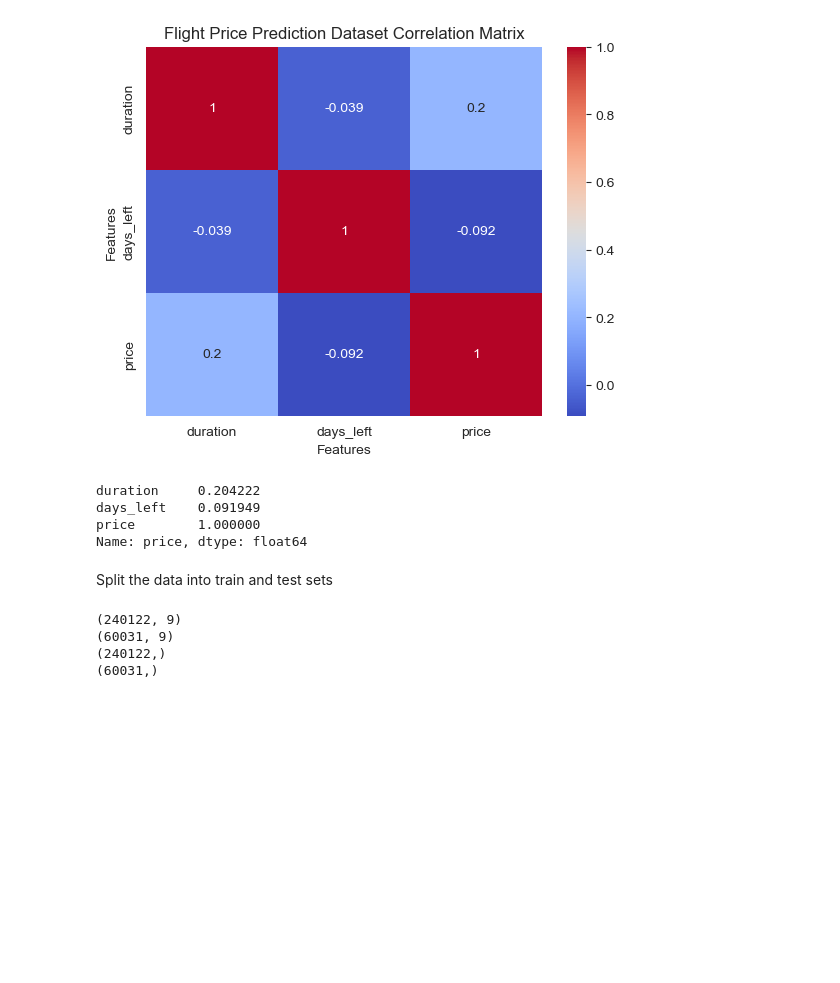
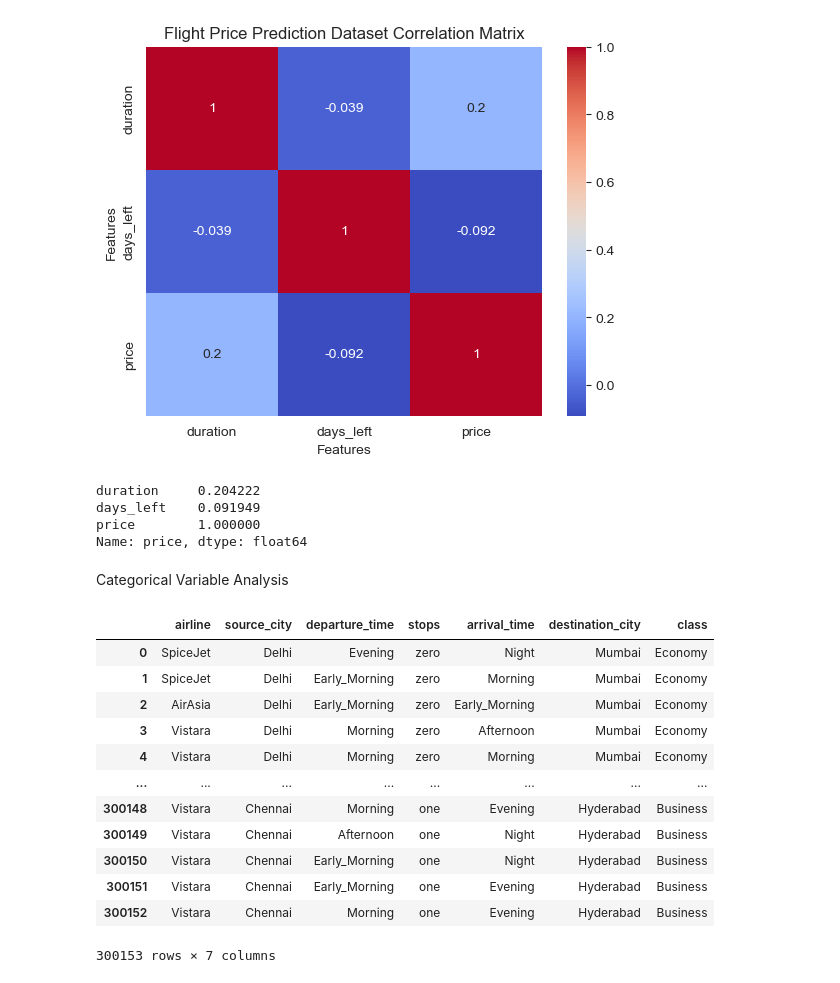
Before and after one commit to sirisha0505/LetslearnGit, a Jupyter notebook: Making clean data from Business & economy files - Flight price prediction.ipynb, the cells around one changed output. Saved outputs shown, nothing was run; the diff lists cells and outputs as text; code cells hidden in the pictures; blank space fills up the shorter version.

```diff
--- a/Making clean data from Business & economy files - Flight price prediction.ipynb
+++ b/Making clean data from Business & economy files - Flight price prediction.ipynb
@@ -496,5 +496,3 @@ duration     0.204222
 days_left    0.091949
 price        1.000000
 Name: price, dtype: float64
-# %% [markdown]
-Split the data into train and test sets
@@ -504,17 +499,31 @@ y = df['price']
-# %%
-# Split the data into train and test sets
-
-split = int(0.8 * len(X))
-X_train, y_train = X[:split], y[:split]
-X_val, y_val = X[split:], y[split:]
-X_test, y_test = X[split:], y[split:]
-
-print(X_train.shape)
-print(X_test.shape)
-print(y_train.shape)
-print(y_test.shape)
-# %% [output]
-(240122, 9)
-(60031, 9)
-(240122,)
-(60031,)
+# %% [markdown]
+Categorical Variable Analysis
+# %%
+# All possible categoric features
+cat_features = [column for column in df.columns if df[column].dtype in ["object", "category", "bool"]]
+
+# Numeric but categoric features
+num_but_cat_features = [column for column in df.columns if (df[column].dtype in ["int64", "float64"]) and (df[column].nunique() < 9)]
+
+# Categoric but cardinal features
+cat_but_card_features = [column for column in df.columns if (df[column].dtype in ["object", "category", "bool"]) and (df[column].nunique() > 36)]
+
+# Categoric features (final situation for categoric features)
+categoric_features = cat_features + num_but_cat_features
+categoric_features = [column for column in categoric_features if column not in cat_but_card_features]
+
+df[categoric_features]
+# %% [output]
+|  | airline | source_city | departure_time | stops | arrival_time | destination_city | class |
+| 0 | SpiceJet | Delhi | Evening | zero | Night | Mumbai | Economy |
+| 1 | SpiceJet | Delhi | Early_Morning | zero | Morning | Mumbai | Economy |
+| 2 | AirAsia | Delhi | Early_Morning | zero | Early_Morning | Mumbai | Economy |
+| 3 | Vistara | Delhi | Morning | zero | Afternoon | Mumbai | Economy |
+| 4 | Vistara | Delhi | Morning | zero | Morning | Mumbai | Economy |
+| ... | ... | ... | ... | ... | ... | ... | ... |
+| 300148 | Vistara | Chennai | Morning | one | Evening | Hyderabad | Business |
+| 300149 | Vistara | Chennai | Afternoon | one | Night | Hyderabad | Business |
+| 300150 | Vistara | Chennai | Early_Morning | one | Night | Hyderabad | Business |
+| 300151 | Vistara | Chennai | Early_Morning | one | Evening | Hyderabad | Business |
+| 300152 | Vistara | Chennai | Morning | one | Evening | Hyderabad | Business |
+300153 rows × 7 columns
```
Also changed, not shown: parts of 17 cells of this notebook.
